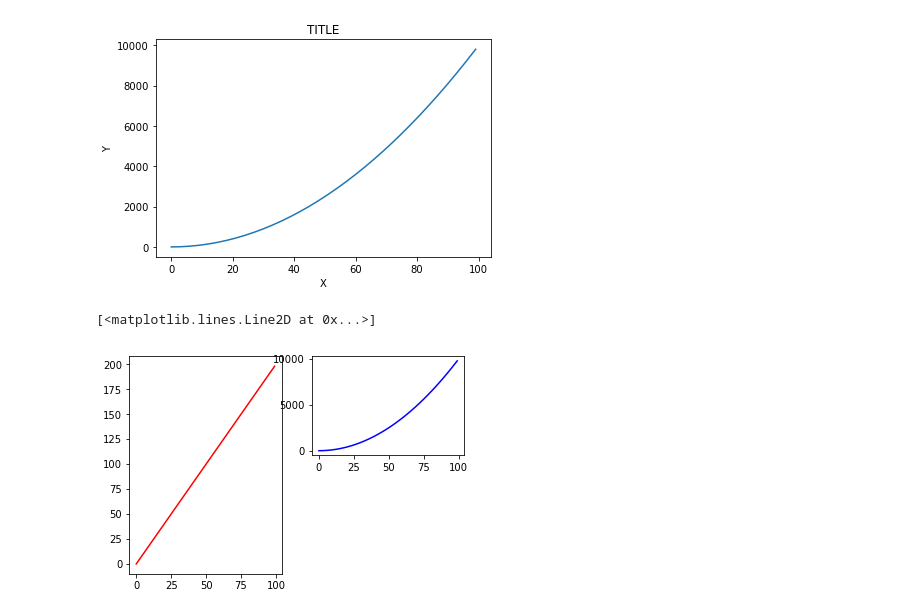
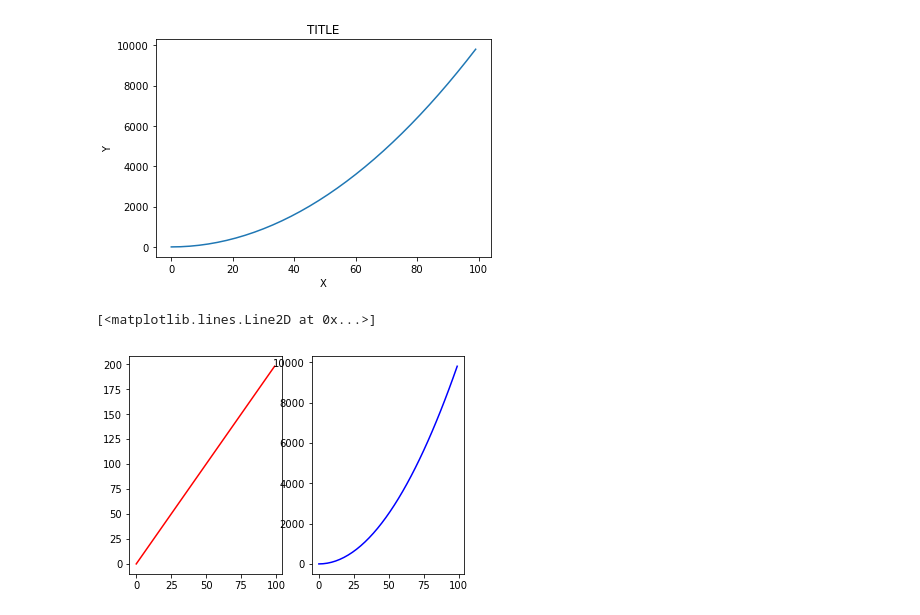
Before and after one commit to rakshithvasudev/Datascience-Prereqs, a Jupyter notebook: Matplotlib/matplotlib plots.ipynb, the cells around one changed output. Cells and saved outputs as stored; diff of their text form; code cells hidden in the pictures.

```diff
--- a/Matplotlib/matplotlib plots.ipynb
+++ b/Matplotlib/matplotlib plots.ipynb
@@ -18,10 +18,10 @@ plt.title('TITLE')
 # %%
 # Subplots
 plt.subplot(121)
 plt.plot(x,y,'r')
 
-plt.subplot(222)
+plt.subplot(122)
 plt.plot(x,z,'b')
 # %% [output]
 [<matplotlib.lines.Line2D at 0x...>]
-[figure, old version]
+[figure, new version]
```
Also changed, not shown: parts of 1 cell of this notebook.
